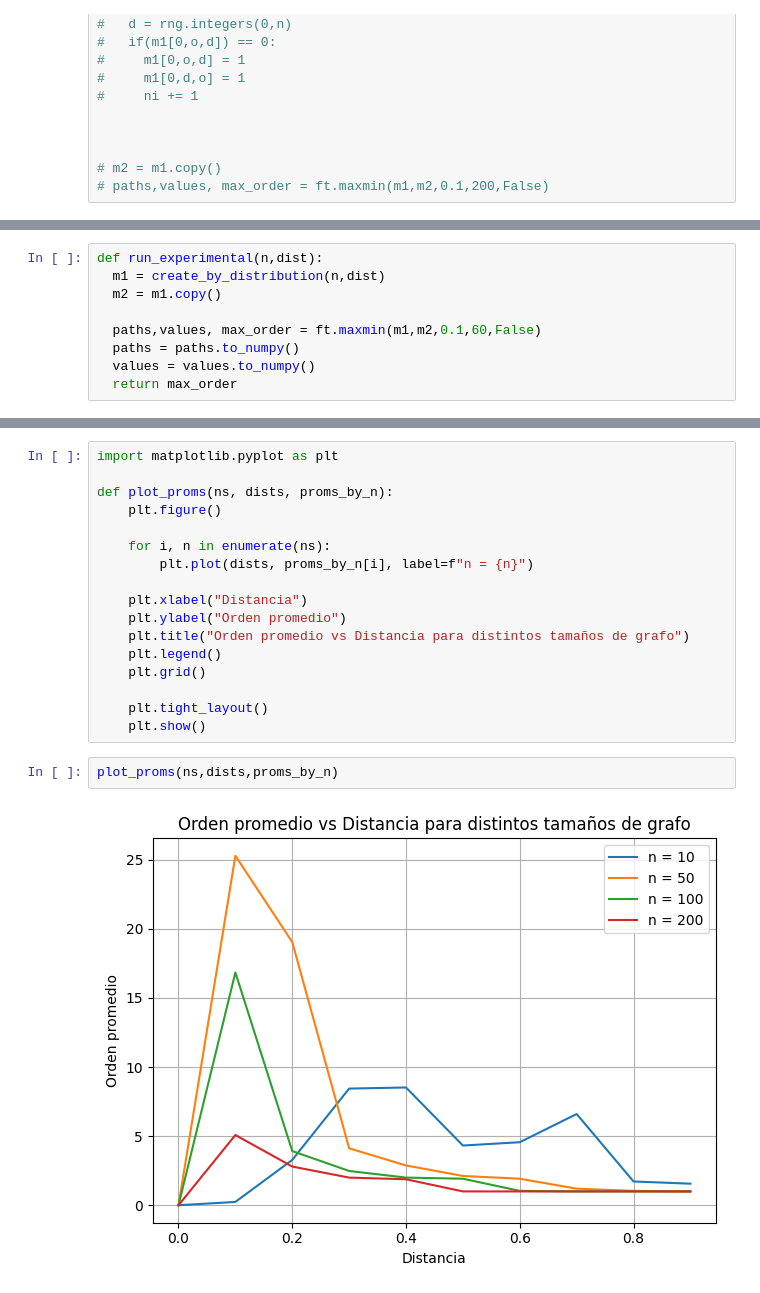
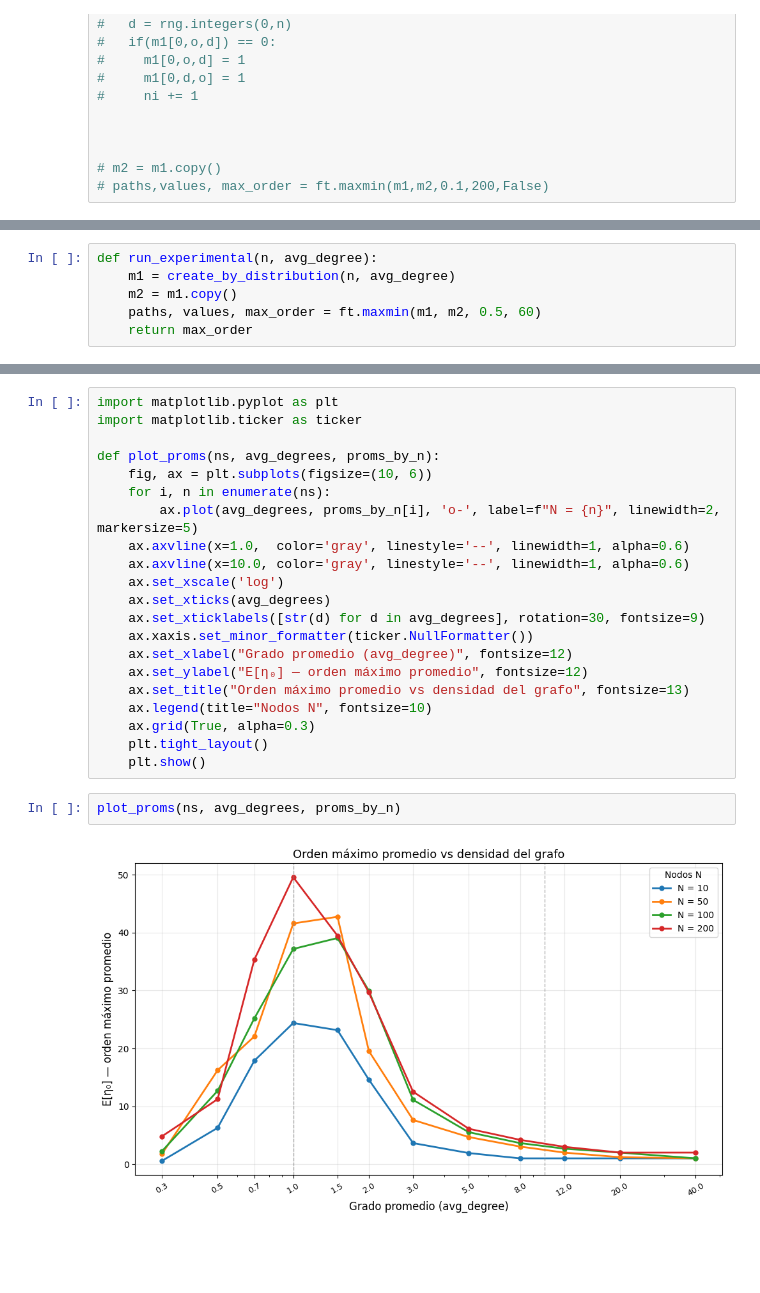
Before and after one commit to criquelme2003/feCUDA, a Jupyter notebook: eliot.ipynb, the cells around one changed output, grey strips where cells are left out. Saved outputs shown, nothing was run; the diff lists cells and outputs as text; blank space fills up the shorter version.

```diff
--- a/eliot.ipynb
+++ b/eliot.ipynb
@@ -53,10 +49,7 @@ def create_by_distribution(n,dist):
 # %%
-def run_experimental(n,dist):
-  m1 = create_by_distribution(n,dist)
-  m2 = m1.copy()
-
-  paths,values, max_order = ft.maxmin(m1,m2,0.1,60,False)
-  paths = paths.to_numpy()
-  values = values.to_numpy()
-  return max_order
+def run_experimental(n, avg_degree):
+    m1 = create_by_distribution(n, avg_degree)
+    m2 = m1.copy()
+    paths, values, max_order = ft.maxmin(m1, m2, 0.5, 60)
+    return max_order
 # %%
@@ -86,21 +87,25 @@ proms_by_n
 # %%
 import matplotlib.pyplot as plt
+import matplotlib.ticker as ticker
 
-def plot_proms(ns, dists, proms_by_n):
-    plt.figure()
-
+def plot_proms(ns, avg_degrees, proms_by_n):
+    fig, ax = plt.subplots(figsize=(10, 6))
     for i, n in enumerate(ns):
-        plt.plot(dists, proms_by_n[i], label=f"n = {n}")
-
-    plt.xlabel("Distancia")
-    plt.ylabel("Orden promedio")
-    plt.title("Orden promedio vs Distancia para distintos tamaños de grafo")
-    plt.legend()
-    plt.grid()
-
+        ax.plot(avg_degrees, proms_by_n[i], 'o-', label=f"N = {n}", linewidth=2, markersize=5)
+    ax.axvline(x=1.0,  color='gray', linestyle='--', linewidth=1, alpha=0.6)
+    ax.axvline(x=10.0, color='gray', linestyle='--', linewidth=1, alpha=0.6)
+    ax.set_xscale('log')
+    ax.set_xticks(avg_degrees)
+    ax.set_xticklabels([str(d) for d in avg_degrees], rotation=30, fontsize=9)
+    ax.xaxis.set_minor_formatter(ticker.NullFormatter())
+    ax.set_xlabel("Grado promedio (avg_degree)", fontsize=12)
+    ax.set_ylabel("E[η₀] — orden máximo promedio", fontsize=12)
+    ax.set_title("Orden máximo promedio vs densidad del grafo", fontsize=13)
+    ax.legend(title="Nodos N", fontsize=10)
+    ax.grid(True, alpha=0.3)
     plt.tight_layout()
     plt.show()
 # %%
-plot_proms(ns,dists,proms_by_n)
+plot_proms(ns, avg_degrees, proms_by_n)
 # %% [output]
-[figure, old version]
+[figure, new version]
```
Also changed, not shown: parts of 3 cells of this notebook.
